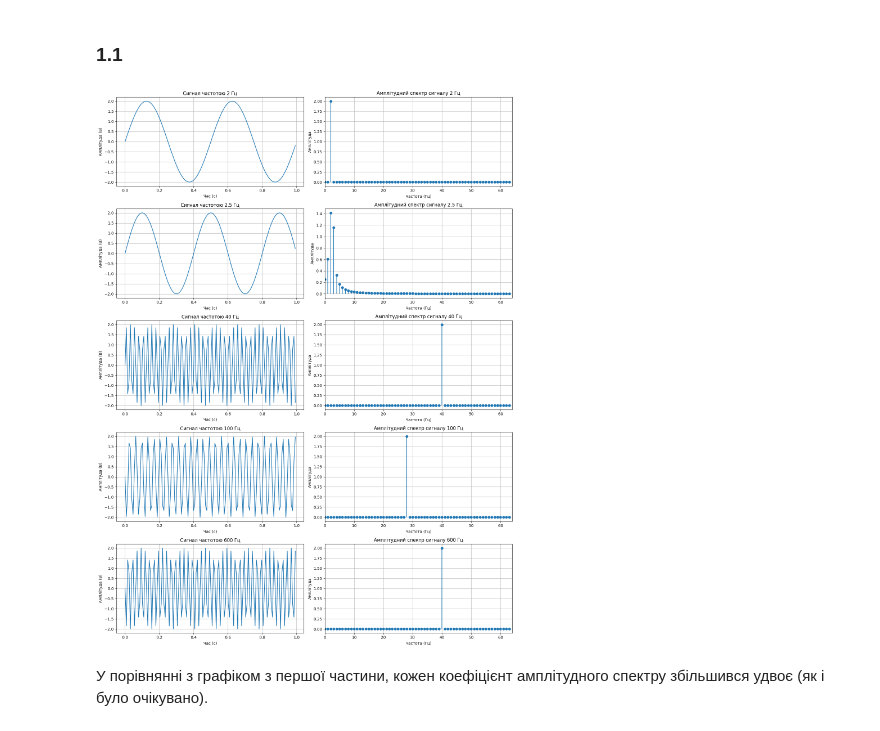
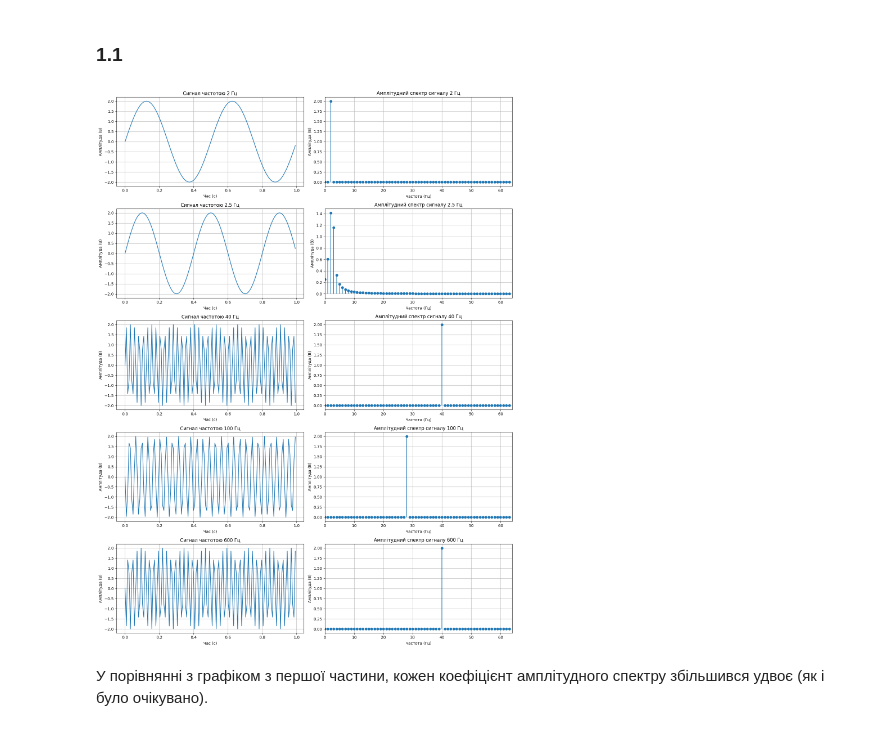
Before and after one commit to n1n1n1q/SignalProcessingLabs, a Jupyter notebook: lab03/sig_proc3.ipynb, the cells around one changed output. Drawn from its saved outputs; the diff is of its cells as text; code cells hidden in the pictures.

```diff
--- a/lab03/sig_proc3.ipynb
+++ b/lab03/sig_proc3.ipynb
@@ -46,7 +46,7 @@ for i, f in enumerate(sin_freq):
     axes[i, 1].stem(freqs, amplitudes, basefmt=" ")
     axes[i, 1].set_title(f'Амплітудний спектр сигналу {f} Гц')
     axes[i, 1].set_xlabel('Частота (Гц)')
-    axes[i, 1].set_ylabel('Амплітуда')
+    axes[i, 1].set_ylabel('Амплітуда (В)')
     axes[i, 1].grid(True)
     axes[i, 1].set_xlim(0, fs/2)
 
@@ -67,25 +67,25 @@ plt.show()
 # %%
 amplitude_2 = 2
 signals_2 = []
 axes = plt.subplots(5, 2, figsize=(15, 20))[1]
 for i, f in enumerate(sin_freq):
     signal = amplitude_2 * np.sin(2 * np.pi * f * time)
     freqs, amplitudes = fft(signal, fs)
     signals_2.append((time, fs, freqs, amplitudes))
     axes[i, 0].plot(time, signal)
     axes[i, 0].set_title(f'Сигнал частотою {f} Гц')
     axes[i, 0].set_xlabel('Час (с)')
     axes[i, 0].set_ylabel('Амплітуда (В)')
     axes[i, 0].grid(True)
     axes[i, 1].stem(freqs, amplitudes, basefmt=" ")
     axes[i, 1].set_title(f'Амплітудний спектр сигналу {f} Гц')
     axes[i, 1].set_xlabel('Частота (Гц)')
-    axes[i, 1].set_ylabel('Амплітуда')
+    axes[i, 1].set_ylabel('Амплітуда (В)')
     axes[i, 1].grid(True)
     axes[i, 1].set_xlim(0, fs/2)
 plt.tight_layout()
 # %% [output]
-[figure, old version]
+[figure, new version]
 # %% [markdown]
 У порівнянні з графіком з першої частини, кожен коефіцієнт амплітудного спектру збільшився удвоє (як і було очікувано).
 # %% [markdown]
```
Also changed, not shown: parts of 8 cells of this notebook.
